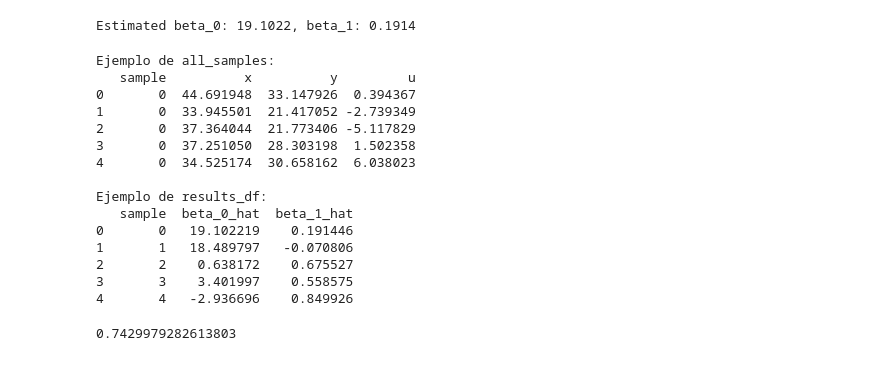
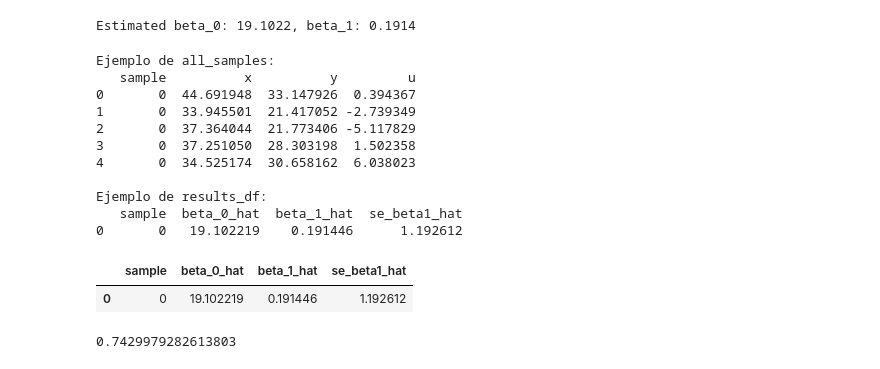
Before and after one commit to DavidGuzzi/MECMT05, a Jupyter notebook: TP.ipynb, the cells around one changed output. Cells and saved outputs as stored; diff of their text form; code cells hidden in the pictures.

```diff
--- a/TP.ipynb
+++ b/TP.ipynb
@@ -216,7 +216,7 @@ np.random.seed(3649)
 beta_0_true = -3
 beta_1_true = 0.8
 omega = np.diag([4, 9, 16, 25, 36])  # Matriz de varianzas
-n_samples = 5000
+n_samples = 1
 n_observations = 5
 
 # Función para realizar FGLS
@@ -277,8 +277,9 @@ def fgls_estimation(x, y):
     # Estimaciones finales
     beta_0_hat = final_ols_results.params['const']
     beta_1_hat = final_ols_results.params['x_star']
+    se_beta1_hat = final_ols_results.bse.iloc[1]
 
-    return beta_0_hat, beta_1_hat #, se_beta
+    return beta_0_hat, beta_1_hat, se_beta1_hat
 
 # Inicializar listas para almacenar resultados
 samples = []
@@ -295,19 +296,19 @@ for i in range(n_samples):
     samples.append(pd.DataFrame({'sample': i, 'x': x, 'y': y, 'u': u}))
 
     # Aplicar FGLS
-    beta_0_hat, beta_1_hat = fgls_estimation(x, y)
+    beta_0_hat, beta_1_hat, se_beta1_hat = fgls_estimation(x, y)
     # t_stat = (beta_1_hat - beta_1_true) / se_beta[1]  # Estadístico t para beta_1
     # p_value = 2 * (1 - t.cdf(abs(t_stat), df=n_observations - 2))  # Valor p
 
     # Almacenar resultados
-    results.append([i, beta_0_hat, beta_1_hat])
+    results.append([i, beta_0_hat, beta_1_hat, se_beta1_hat])
 
 # Combinar todas las muestras en un único DataFrame
 all_samples = pd.concat(samples).reset_index(drop=True)
 
 # Crear DataFrame con los resultados de FGLS
 results_df = pd.DataFrame(results, columns=[
-    'sample', 'beta_0_hat', 'beta_1_hat'
+    'sample', 'beta_0_hat', 'beta_1_hat', 'se_beta1_hat'
 ])
 
 # Mostrar ejemplos de los DataFrames generados
@@ -325,12 +326,13 @@ Ejemplo de all_samples:
 4       0  34.525174  30.658162  6.038023
 
 Ejemplo de results_df:
-   sample  beta_0_hat  beta_1_hat
-0       0   19.102219    0.191446
-1       1   18.489797   -0.070806
-2       2    0.638172    0.675527
-3       3    3.401997    0.558575
-4       4   -2.936696    0.849926
+   sample  beta_0_hat  beta_1_hat  se_beta1_hat
+0       0   19.102219    0.191446      1.192612
+# %%
+results_df.head(1)
+# %% [output]
+|  | sample | beta_0_hat | beta_1_hat | se_beta1_hat |
+| 0 | 0 | 19.102219 | 0.191446 | 1.192612 |
 # %%
 results_df['beta_1_hat'].median()
 # %% [output]
```
Also changed, not shown: parts of 2 cells of this notebook.
